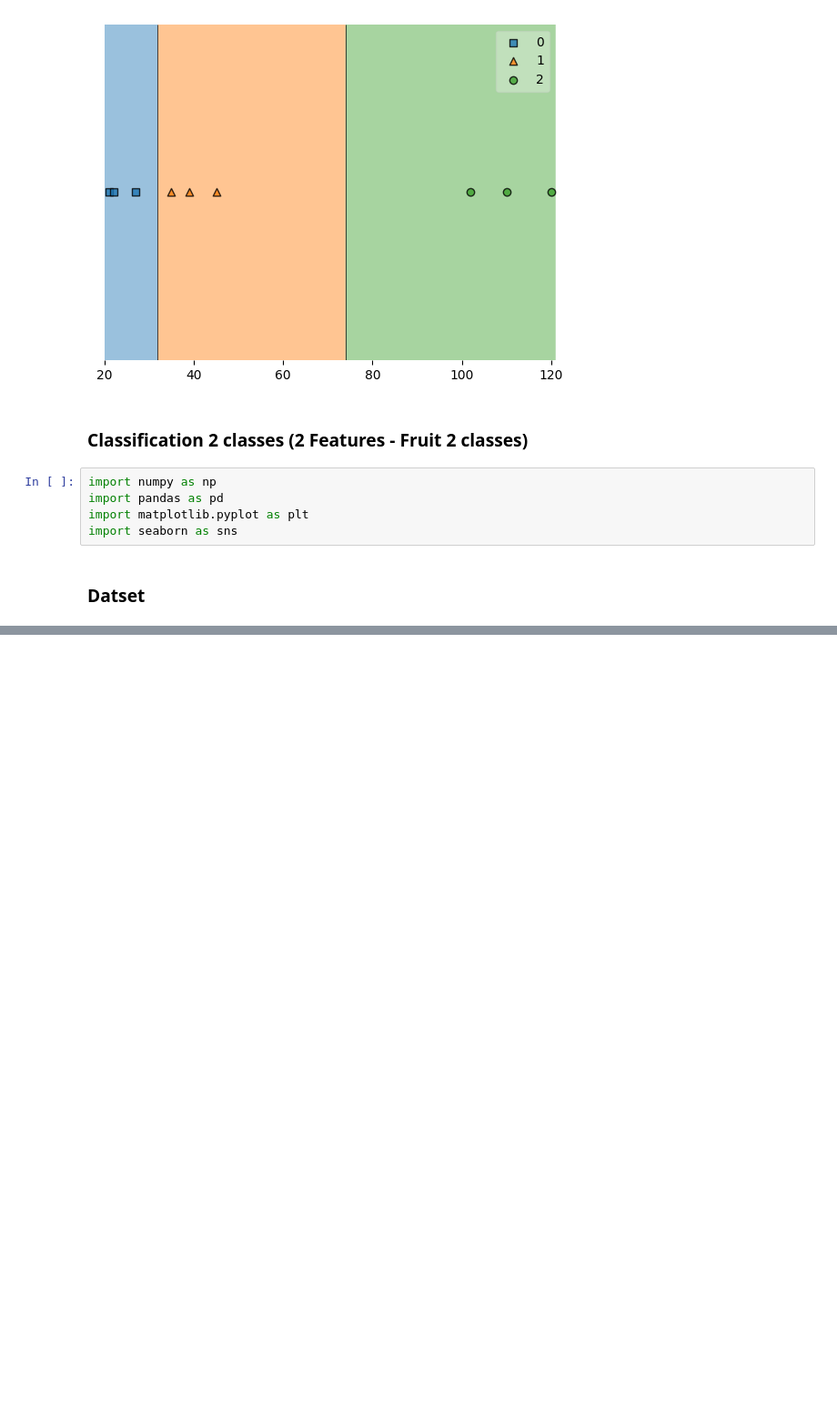
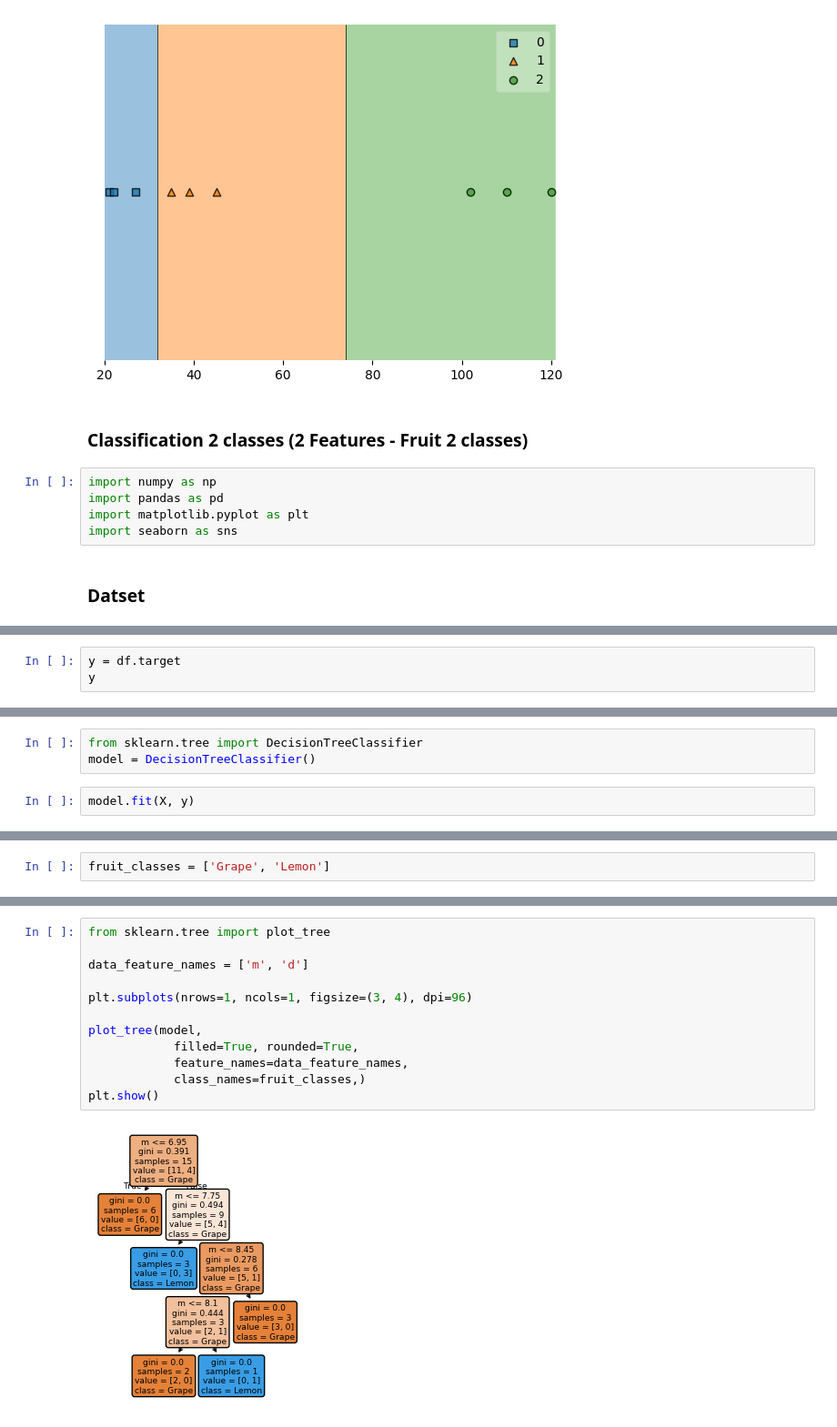
Before and after one commit to Nont18/Deep-learning-coding, a Jupyter notebook: deep_learning/ch08_classification2.ipynb, the cells around one changed output, grey strips where cells are left out. Shown at 91% size. Drawn from its saved outputs; the diff is of its cells as text; blank space fills up the shorter version.

```diff
--- a/deep_learning/ch08_classification2.ipynb
+++ b/deep_learning/ch08_classification2.ipynb
@@ -212,0 +256,3 @@ df = pd.read_csv('data/fruit2class.csv')
+# %%
+y = df.target
+y
@@ -212,0 +276,5 @@ df = pd.read_csv('data/fruit2class.csv')
+# %%
+from sklearn.tree import DecisionTreeClassifier
+model = DecisionTreeClassifier()
+# %%
+model.fit(X, y)
@@ -212,0 +292,2 @@ df = pd.read_csv('data/fruit2class.csv')
+# %%
+fruit_classes = ['Grape', 'Lemon']
@@ -212,0 +325,14 @@ df = pd.read_csv('data/fruit2class.csv')
+# %%
+from sklearn.tree import plot_tree
+
+data_feature_names = ['m', 'd']
+
+plt.subplots(nrows=1, ncols=1, figsize=(3, 4), dpi=96)
+
+plot_tree(model,
+            filled=True, rounded=True,
+            feature_names=data_feature_names,
+            class_names=fruit_classes,)
+plt.show()
+# %% [output]
+[figure, added]
```
Also changed, not shown: parts of 20 cells of this notebook, 1 other file.
